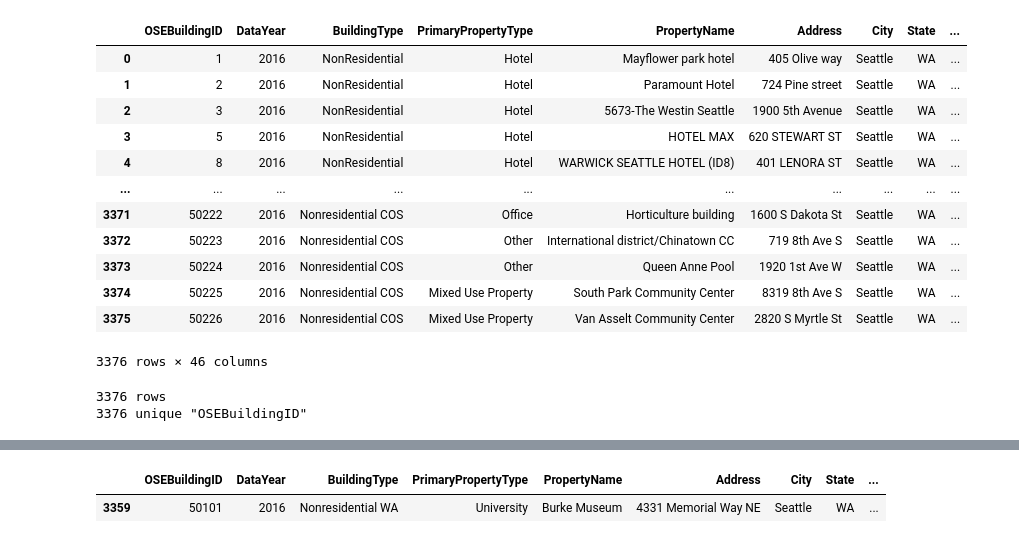
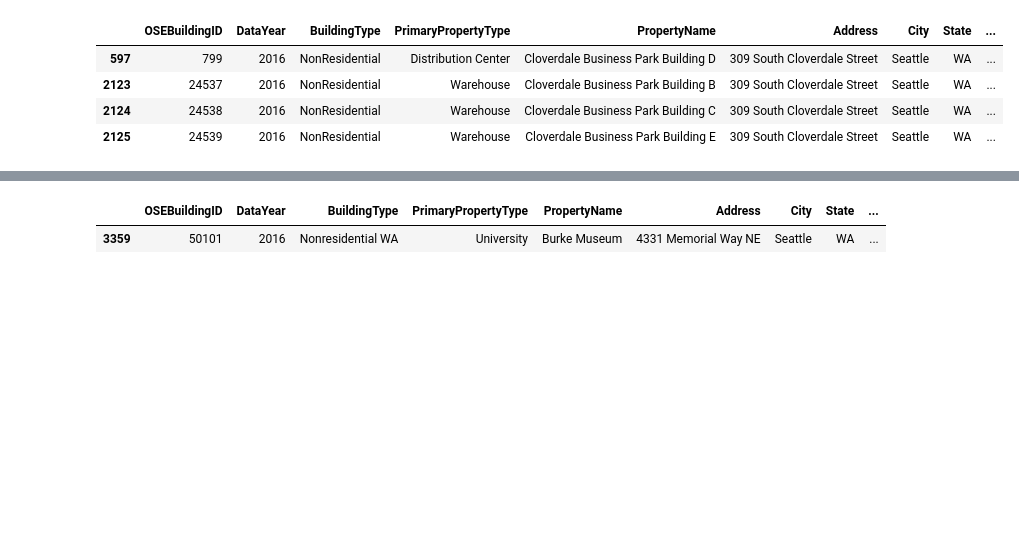
Before and after one commit to gabrielhermel/OC_DS_P4, a Jupyter notebook: Hermel_Gabriel_1_notebook_exploratoire_112022.ipynb, the cells around one changed output, grey strips where cells are left out. Cells and saved outputs as stored; diff of their text form; code cells hidden in the pictures; blank space fills up the shorter version.

```diff
--- a/Hermel_Gabriel_1_notebook_exploratoire_112022.ipynb
+++ b/Hermel_Gabriel_1_notebook_exploratoire_112022.ipynb
@@ -5,0 +103,10 @@ import seaborn as sns
+# %%
+for col in build_ener_df.columns:
+    if (
+        len(set(build_ener_df[col].to_list())) == 1
+        or len(build_ener_df[col].loc[~build_ener_df[col].isna()].to_list()) == 0
+    ):
+        build_ener_df = build_ener_df.drop(labels=col, axis=1)
+
+with pd.option_context("display.max_columns", None):
+    display(build_ener_df)
@@ -5,0 +187,4 @@ import seaborn as sns
+# %%
+display(sorted(set(build_ener_df["Neighborhood"].to_list())))
+build_ener_df["Neighborhood"] = build_ener_df["Neighborhood"].apply(lambda x: x.upper())
+display(sorted(set(build_ener_df["Neighborhood"].to_list())))
@@ -5,0 +296,16 @@ import seaborn as sns
+# %%
+print(build_ener_df.shape[0])
+
+build_ener_df_def_dat = build_ener_df.loc[build_ener_df["DefaultData"]]
+build_ener_df_comp_err = build_ener_df.loc[
+    build_ener_df["ComplianceStatus"] == "Error - Correct Default Data"
+]
+
+if build_ener_df_def_dat.compare(build_ener_df_comp_err).shape[0] == 0:
+    build_ener_df = build_ener_df.loc[
+        ~(build_ener_df["ComplianceStatus"] == "Error - Correct Default Data")
+    ]
+
+    build_ener_df.reset_index(drop=True, inplace=True)
+
+print(build_ener_df.shape[0])
@@ -6,25 +457,11 @@ import seaborn as sns
 # %%
-build_ener_df = pd.read_csv("2016_Building_Energy_Benchmarking.csv")
 with pd.option_context("display.max_columns", None):
-    display(build_ener_df)
+    display(
+        build_ener_df.loc[build_ener_df["Address"] == "309 South Cloverdale Street"]
+    )
 # %% [output]
 |  | OSEBuildingID | DataYear | BuildingType | PrimaryPropertyType | PropertyName | Address | City | State | ... |
-| 0 | 1 | 2016 | NonResidential | Hotel | Mayflower park hotel | 405 Olive way | Seattle | WA | ... |
-| 1 | 2 | 2016 | NonResidential | Hotel | Paramount Hotel | 724 Pine street | Seattle | WA | ... |
-| 2 | 3 | 2016 | NonResidential | Hotel | 5673-The Westin Seattle | 1900 5th Avenue | Seattle | WA | ... |
-| 3 | 5 | 2016 | NonResidential | Hotel | HOTEL MAX | 620 STEWART ST | Seattle | WA | ... |
-| 4 | 8 | 2016 | NonResidential | Hotel | WARWICK SEATTLE HOTEL (ID8) | 401 LENORA ST | Seattle | WA | ... |
-| ... | ... | ... | ... | ... | ... | ... | ... | ... | ... |
-| 3371 | 50222 | 2016 | Nonresidential COS | Office | Horticulture building | 1600 S Dakota St | Seattle | WA | ... |
-| 3372 | 50223 | 2016 | Nonresidential COS | Other | International district/Chinatown CC | 719 8th Ave S | Seattle | WA | ... |
-| 3373 | 50224 | 2016 | Nonresidential COS | Other | Queen Anne Pool | 1920 1st Ave W | Seattle | WA | ... |
-| 3374 | 50225 | 2016 | Nonresidential COS | Mixed Use Property | South Park Community Center | 8319 8th Ave S | Seattle | WA | ... |
-| 3375 | 50226 | 2016 | Nonresidential COS | Mixed Use Property | Van Asselt Community Center | 2820 S Myrtle St | Seattle | WA | ... |
+| 597 | 799 | 2016 | NonResidential | Distribution Center | Cloverdale Business Park Building D | 309 South Cloverdale Street | Seattle | WA | ... |
+| 2123 | 24537 | 2016 | NonResidential | Warehouse | Cloverdale Business Park Building B | 309 South Cloverdale Street | Seattle | WA | ... |
+| 2124 | 24538 | 2016 | NonResidential | Warehouse | Cloverdale Business Park Building C | 309 South Cloverdale Street | Seattle | WA | ... |
+| 2125 | 24539 | 2016 | NonResidential | Warehouse | Cloverdale Business Park Building E | 309 South Cloverdale Street | Seattle | WA | ... |
-3376 rows × 46 columns
-# %%
-print(
-    f"{build_ener_df.shape[0]} rows\n{len(np.unique(build_ener_df['OSEBuildingID'].to_numpy()))} unique \"OSEBuildingID\""
-)
-# %% [output]
-3376 rows
-3376 unique "OSEBuildingID"
```
Also changed, not shown: parts of 20 cells of this notebook, 1 other file.
